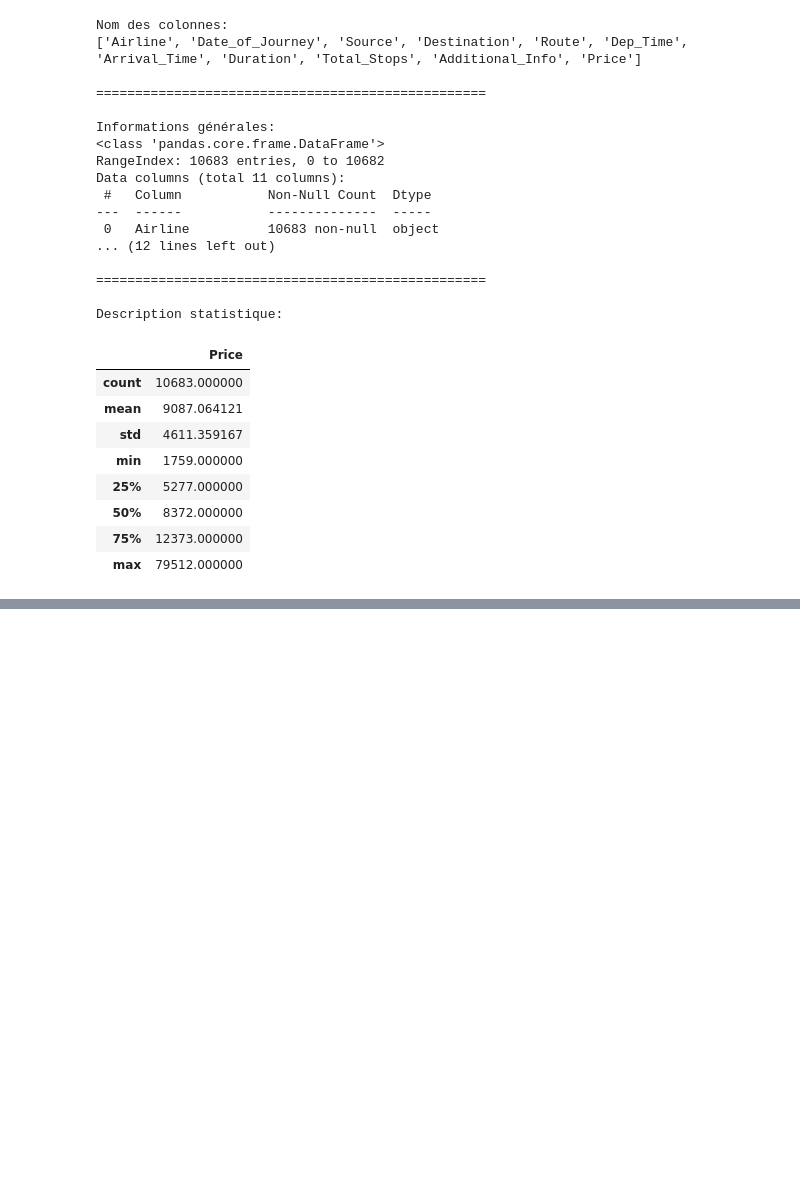
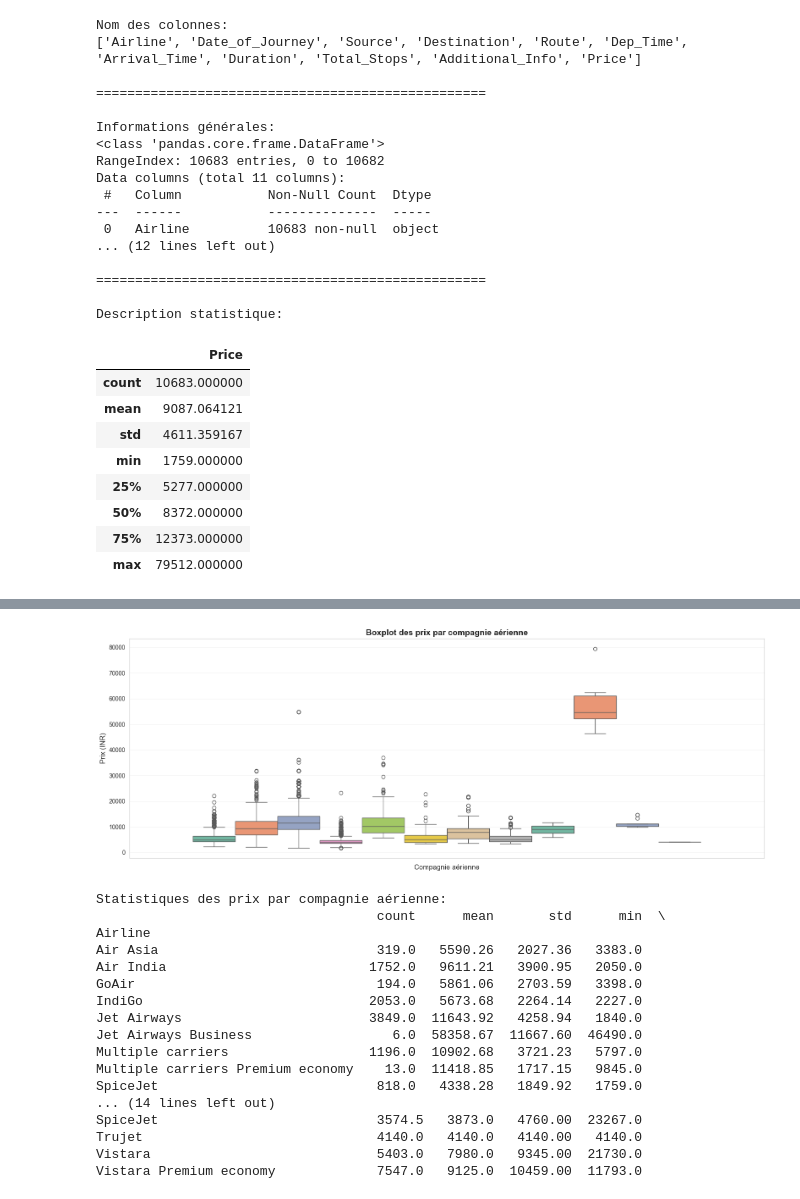
Before and after one commit to NhkI0/Machine-Learning-Plane-Project, a Jupyter notebook: Regression Plane Tickets.ipynb, the cells around one changed output, grey strips where cells are left out. Saved outputs shown, nothing was run; the diff lists cells and outputs as text; code cells hidden in the pictures; blank space fills up the shorter version.

```diff
--- a/Regression Plane Tickets.ipynb
+++ b/Regression Plane Tickets.ipynb
@@ -62,0 +255,40 @@ Description statistique:
+# %%
+# Visualisation 2 : Boxplots par compagnie aérienne
+plt.figure(figsize=(16, 6))
+
+# Trier les compagnies par prix médian pour une meilleure visualisation
+airline_order = df.groupby('Airline')['Price'].median().sort_values().index
+
+plt.subplot(1, 1, 1)
+sns.boxplot(data=df, hue='Airline', y='Price', legend=False, palette='Set2')
+plt.xticks(rotation=45, ha='right')
+plt.xlabel('Compagnie aérienne', fontsize=12)
+plt.ylabel('Prix (INR)', fontsize=12)
+plt.title('Boxplot des prix par compagnie aérienne', fontsize=14, fontweight='bold')
+plt.grid(True, alpha=0.3, axis='y')
+
+plt.tight_layout()
+plt.show()
+
+# Statistiques par compagnie
+print("\nStatistiques des prix par compagnie aérienne:")
+print(df.groupby('Airline')['Price'].describe().round(2))
+# %% [output]
+[figure, added]
+Statistiques des prix par compagnie aérienne:
+                                    count      mean       std      min  \
+Airline
+Air Asia                            319.0   5590.26   2027.36   3383.0
+Air India                          1752.0   9611.21   3900.95   2050.0
+GoAir                               194.0   5861.06   2703.59   3398.0
+IndiGo                             2053.0   5673.68   2264.14   2227.0
+Jet Airways                        3849.0  11643.92   4258.94   1840.0
+Jet Airways Business                  6.0  58358.67  11667.60  46490.0
+Multiple carriers                  1196.0  10902.68   3721.23   5797.0
+Multiple carriers Premium economy    13.0  11418.85   1717.15   9845.0
+SpiceJet                            818.0   4338.28   1849.92   1759.0
+... (14 lines left out)
+SpiceJet                            3574.5   3873.0   4760.00  23267.0
+Trujet                              4140.0   4140.0   4140.00   4140.0
+Vistara                             5403.0   7980.0   9345.00  21730.0
+Vistara Premium economy             7547.0   9125.0  10459.00  11793.0
```
Also changed, not shown: parts of 13 cells of this notebook.
